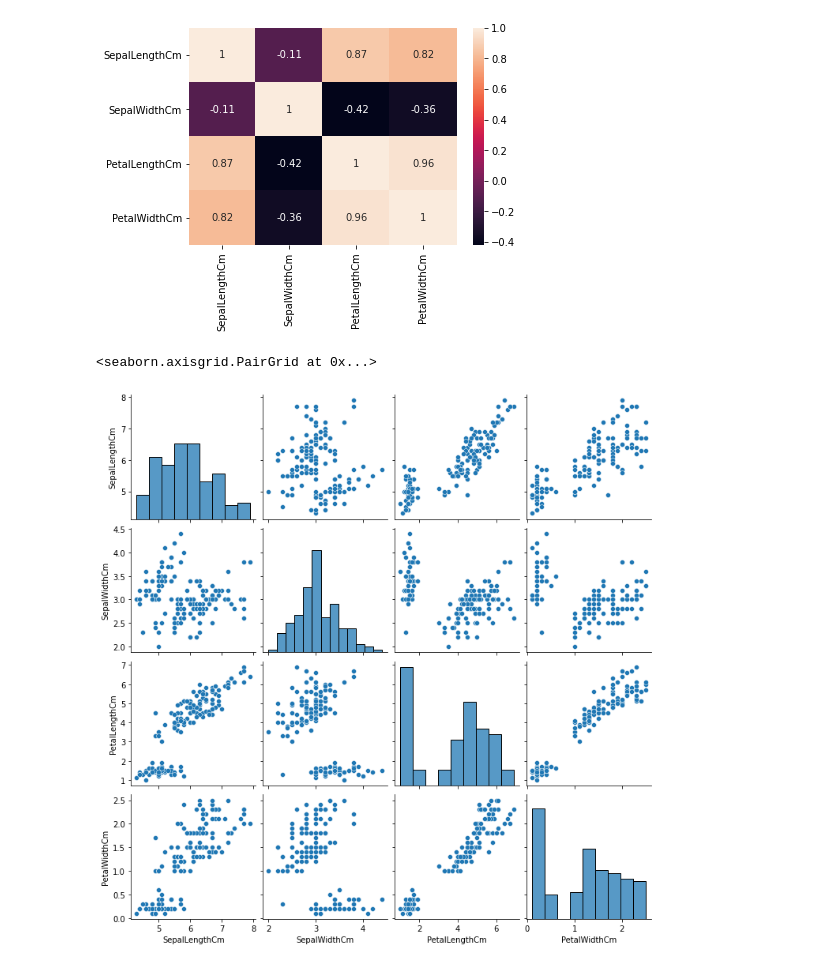
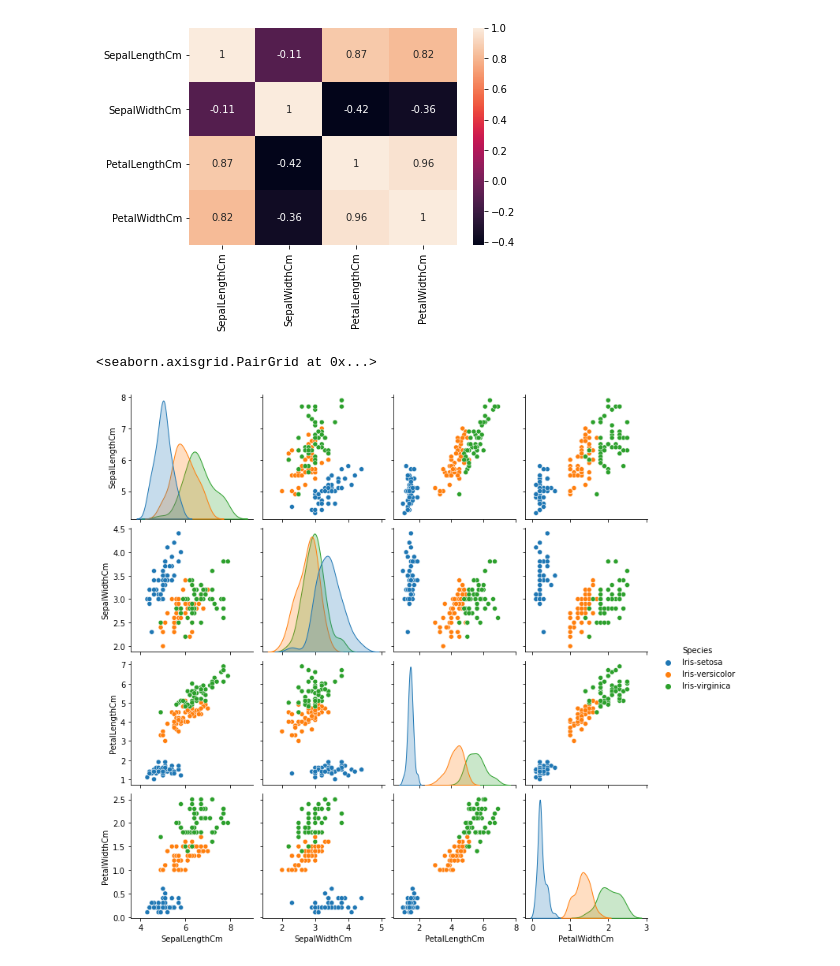
Before and after one commit to syamsulrizal123/Data_Mining, a Jupyter notebook: Data_Visualization_in_Python.ipynb, the cells around one changed output. Drawn from its saved outputs; the diff is of its cells as text; code cells hidden in the pictures.

```diff
--- a/Data_Visualization_in_Python.ipynb
+++ b/Data_Visualization_in_Python.ipynb
@@ -253,7 +285,7 @@ sns.heatmap(iris.corr(), annot=True)
 [figure]
 # %%
 #pairplot
-sns.pairplot(iris)
+sns.pairplot(iris, hue='Species')
 # %% [output]
 <seaborn.axisgrid.PairGrid at 0x...>
-[figure, old version]
+[figure, new version]
```
Also changed, not shown: parts of 3 cells of this notebook.
